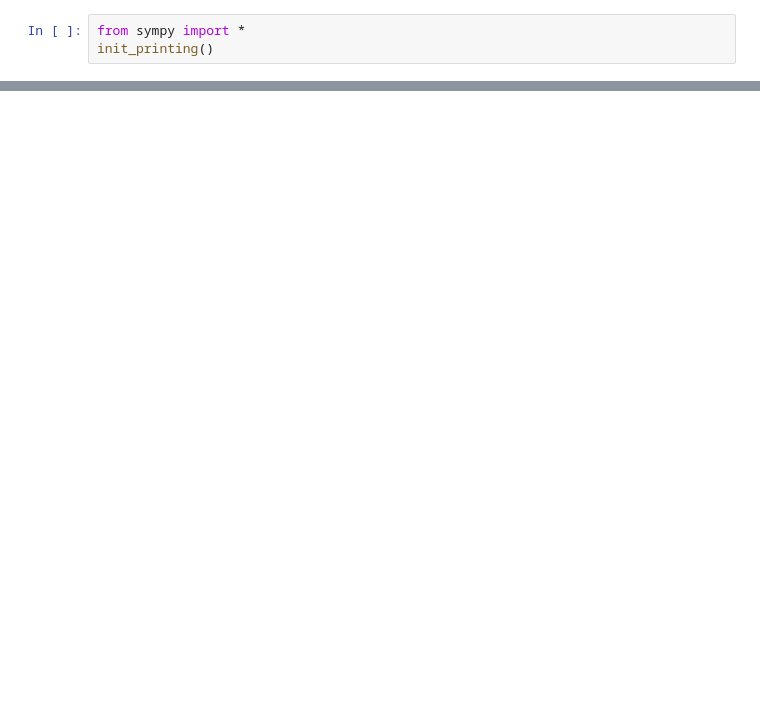
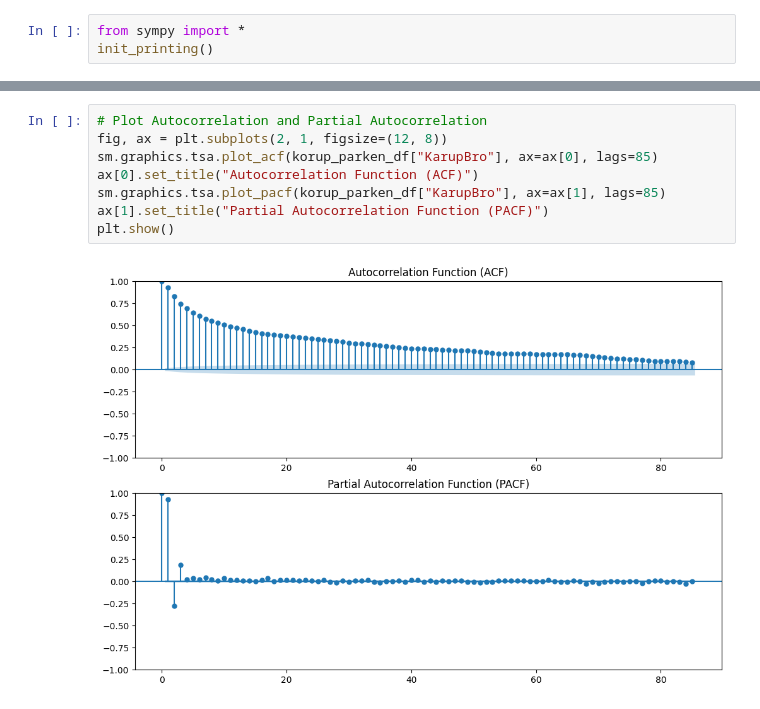
Before and after one commit to nicolaigarder/Forecasting-water-inflow, a Jupyter notebook: Time_series_models.ipynb, the cells around one changed output, grey strips where cells are left out. Saved outputs shown, nothing was run; the diff lists cells and outputs as text; blank space fills up the shorter version.

```diff
--- a/Time_series_models.ipynb
+++ b/Time_series_models.ipynb
@@ -61,0 +69,10 @@ plt.show()
+# %%
+# Plot Autocorrelation and Partial Autocorrelation
+fig, ax = plt.subplots(2, 1, figsize=(12, 8))
+sm.graphics.tsa.plot_acf(korup_parken_df["KarupBro"], ax=ax[0], lags=85)
+ax[0].set_title("Autocorrelation Function (ACF)")
+sm.graphics.tsa.plot_pacf(korup_parken_df["KarupBro"], ax=ax[1], lags=85)
+ax[1].set_title("Partial Autocorrelation Function (PACF)")
+plt.show()
+# %% [output]
+[figure, added]
```
Also changed, not shown: parts of 4 cells of this notebook.
